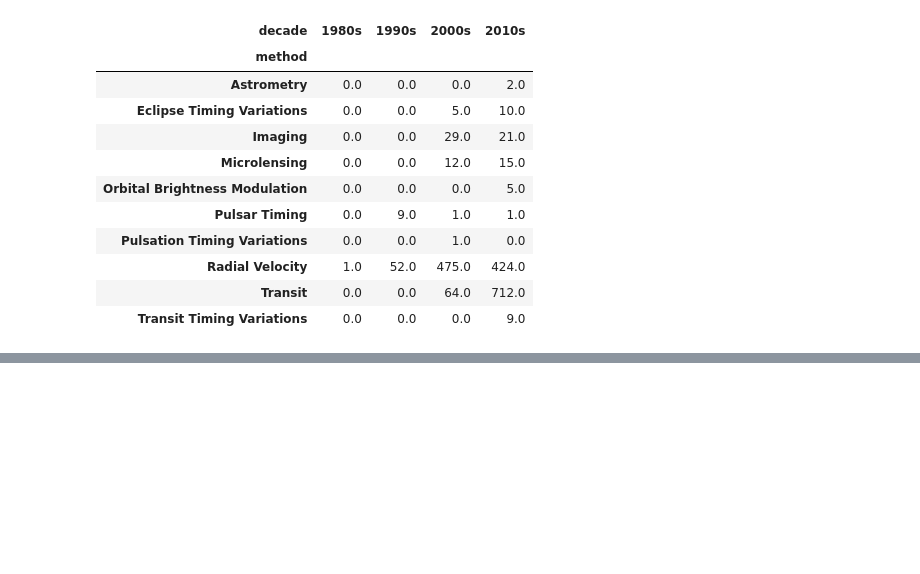
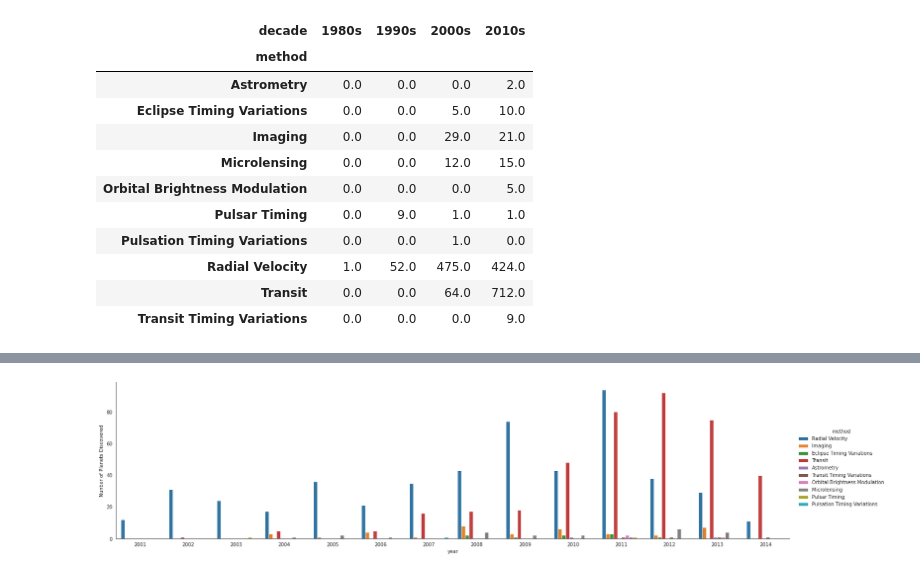
Before and after one commit to smallriver0316/python-datascience-study, a Jupyter notebook: planets.ipynb, the cells around one changed output, grey strips where cells are left out. Drawn from its saved outputs; the diff is of its cells as text; code cells hidden in the pictures; blank space fills up the shorter version.

```diff
--- a/planets.ipynb
+++ b/planets.ipynb
@@ -165,0 +173,7 @@ planets.groupby(['method', decade])['number'].sum().unstack().fillna(0)
+# %%
+# 観測手法別に表現
+with sns.axes_style("white"):
+  g = sns.catplot("year", data=planets, aspect=4.0, kind="count", hue="method", order=range(2001, 2015))
+  g.set_ylabels("Nunber of Planets Discovered")
+# %% [output]
+[figure, added]
```
Also changed, not shown: parts of 1 cell of this notebook.
